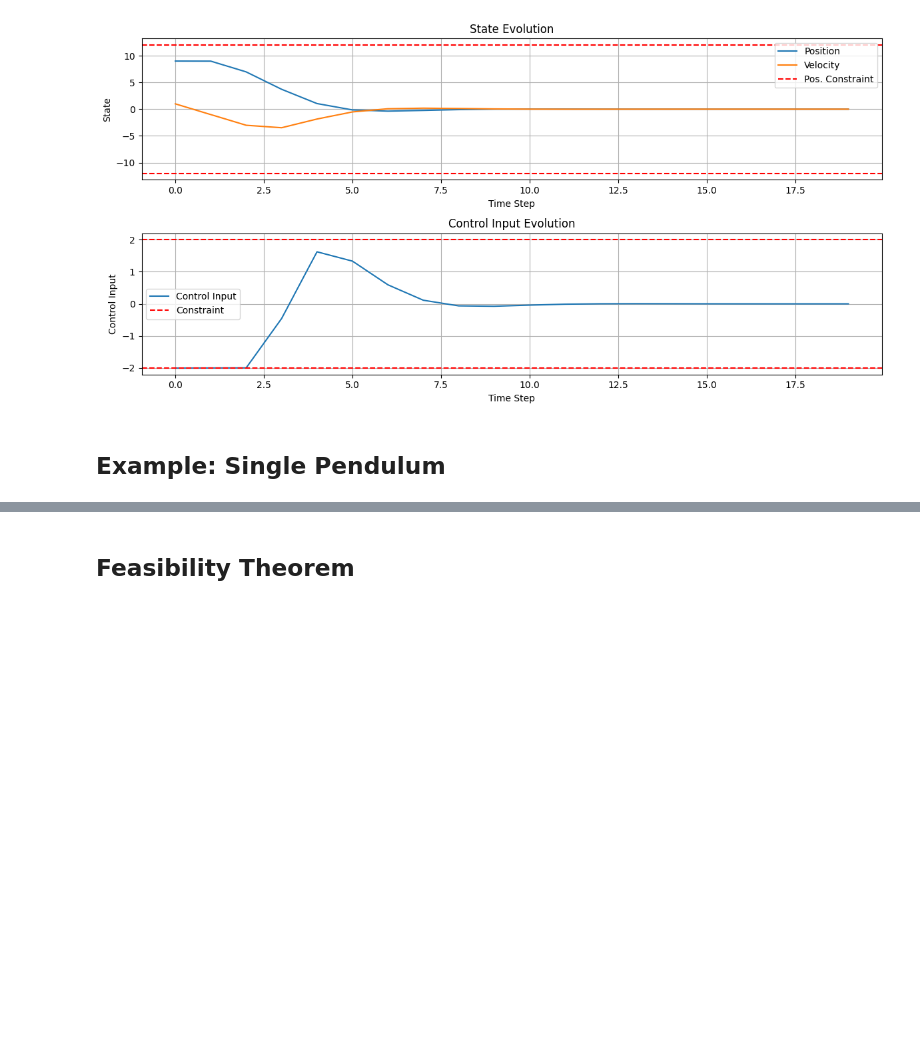
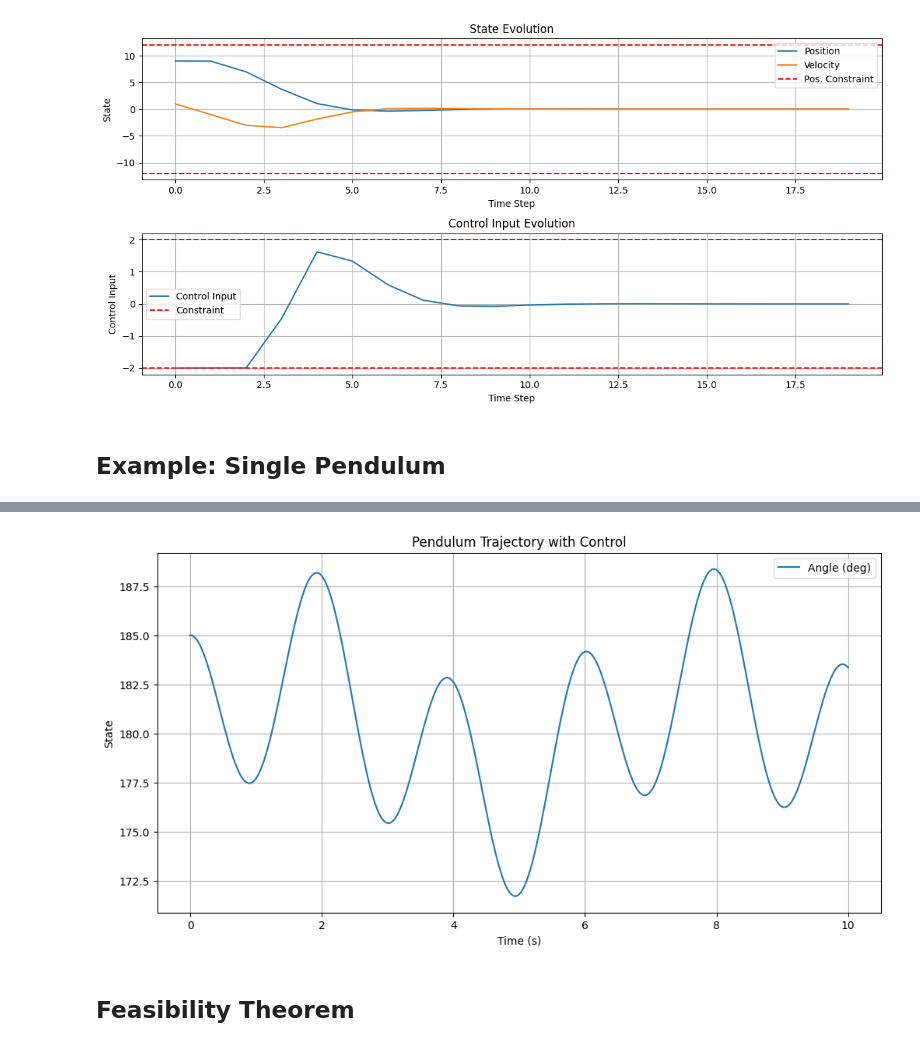
Before and after one commit to ofs416/Reinforcement_Learning, a Jupyter notebook: 2_predictive_control.ipynb, the cells around one changed output, grey strips where cells are left out. Saved outputs shown, nothing was run; the diff lists cells and outputs as text; code cells hidden in the pictures; blank space fills up the shorter version.

Commit message:
added scipy implementation of ODE solver for comparison

```diff
--- a/2_predictive_control.ipynb
+++ b/2_predictive_control.ipynb
@@ -429,3 +449,52 @@ B matrix:
+# %%
+from scipy.integrate import solve_ivp
+
+# Define the pendulum dynamics as an ODE with control input
+def pendulum_ode(t, y, u, length=1.0, g=9.81):
+    theta, theta_dot = y
+    theta_ddot = (g / length) * np.sin(theta) + u / (length**2)
+    return [theta_dot, theta_ddot]
+
+# Initial conditions
+theta_start = np.deg2rad(185)  # Convert 185 degrees to radians
+x_start = [theta_start, 0]  # Initial state: [theta, theta_dot]
+
+# Time span for the simulation
+t_span = (0, 10)  # 10 seconds
+dt = 0.01
+t_eval = np.arange(t_span[0], t_span[1] + dt, dt)  # Time points where solution is computed
+
+# Define the control input as an array matching the time/dt
+control_input = 0.5 * np.sin(t_eval)  # Example control input, can be replaced with actual control input
+
+# Solve the ODE with control input step by step
+def solve_pendulum_with_control_step_by_step(t_span, x_start, t_eval, control_input):
+    y = np.zeros((len(t_eval), len(x_start)))
+    y[0] = x_start
+    for i in range(1, len(t_eval)):
+        t = t_eval[i-1:i+1]
+        u = control_input[i-1]
+        sol = solve_ivp(pendulum_ode, (t[0], t[1]), y[i-1], args=(u,), t_eval=t)
+        y[i] = sol.y[:, -1]
+    return t_eval, y
+
+t_eval, solution = solve_pendulum_with_control_step_by_step(t_span, x_start, t_eval, control_input)
+
+# Extract the solution
+theta = solution[:, 0]
+theta_dot = solution[:, 1]
+
+# Plot the pendulum trajectory
+plt.figure(figsize=(12, 6))
+plt.plot(t_eval, np.rad2deg(theta), label="Angle (deg)")
+plt.title("Pendulum Trajectory with Control")
+plt.xlabel("Time (s)")
+plt.ylabel("State")
+plt.legend()
+plt.grid(True)
+plt.show()
+# %% [output]
+[figure, added]
 # %% [markdown]
 ## Feasibility Theorem
 # %% [markdown]
```
Also changed, not shown: parts of 1 cell of this notebook.
